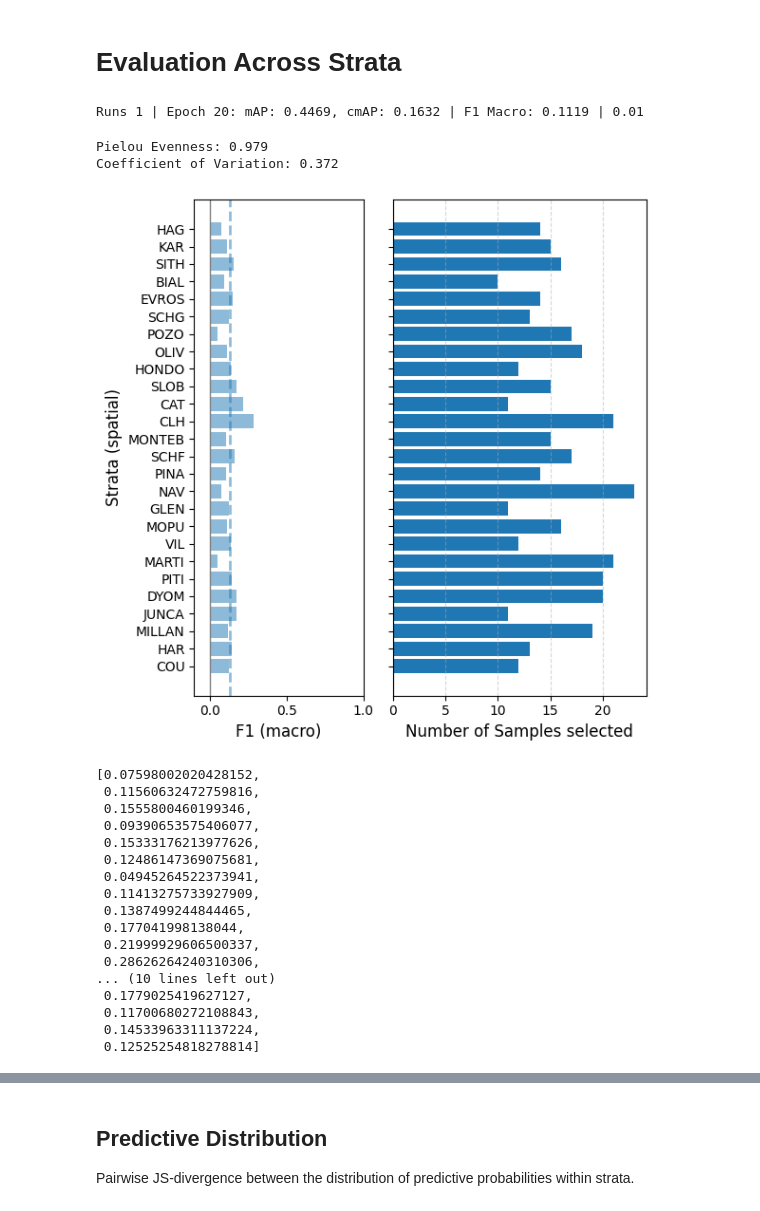
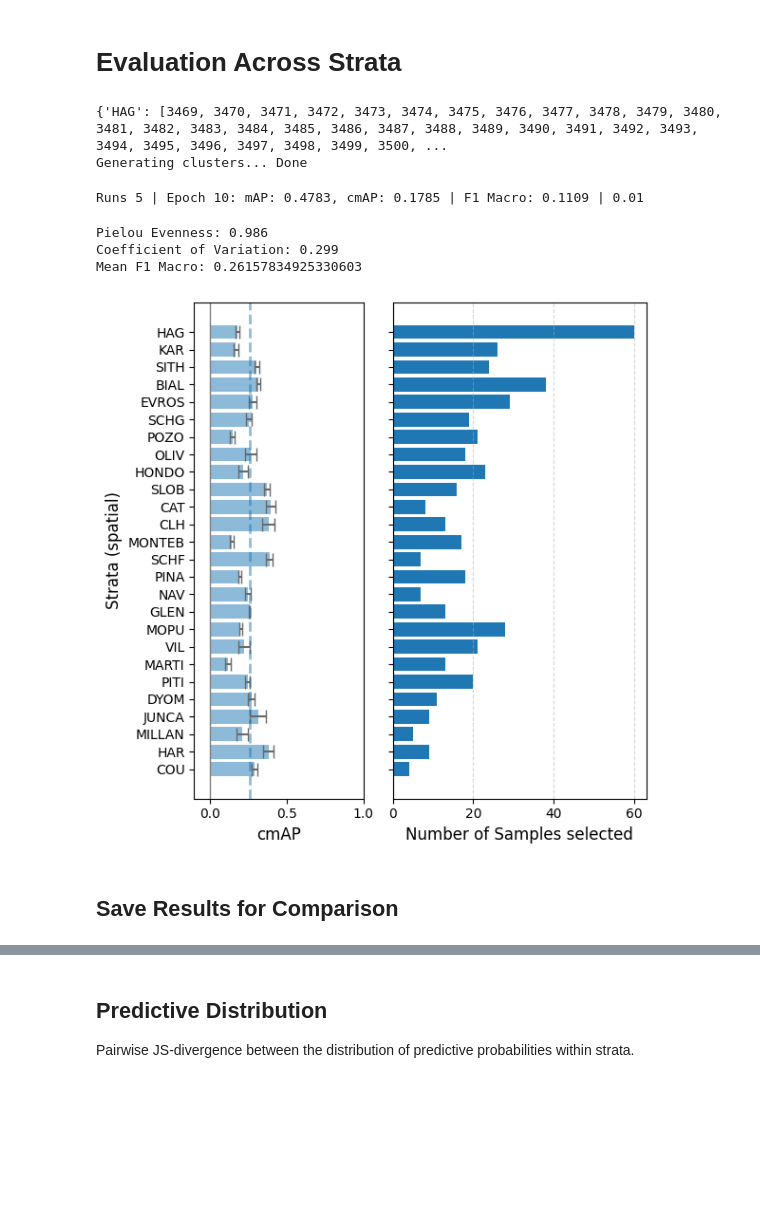
Before and after one commit to BenMcEwen1/Stratified-Sampling, a Jupyter notebook: spatiotemporal_stratified.ipynb, the cells around one changed output, grey strips where cells are left out. Cells and saved outputs as stored; diff of their text form; code cells hidden in the pictures; blank space fills up the shorter version.

Commit message:
Revised figures

```diff
--- a/spatiotemporal_stratified.ipynb
+++ b/spatiotemporal_stratified.ipynb
@@ -206,6 +211,9 @@ def stratified_evaluation_with_variance(stratified_indices: dict, y_pred: torch.
     Evaluate model performance (mAP) and uncertainty (binary entropy) per species and strata
     Parameters:
         stratified_indices: dict of list of indices for each strata
+    Returns:
+        strata_mean: list of mean scores per strata
+        strata_var: list of std scores per strata
     """
     all_results = []
 
@@ -247,10 +255,7 @@ def stratified_evaluation_with_variance(stratified_indices: dict, y_pred: torch.
         fig, ax = plt.subplots(1, 2, figsize=(6 , 6), gridspec_kw={'width_ratios': [2, 3]}, sharey=True)
 
         if init_mAP is not None:
-            print(init_mAP)
-            print(strata_mean)
             strata_mean = np.subtract(strata_mean, init_mAP).tolist()
-            print(strata_mean)
 
             ax[0].set_xlabel(f'Relative {metric}', fontsize=12)
         else:
@@ -259,6 +264,7 @@ def stratified_evaluation_with_variance(stratified_indices: dict, y_pred: torch.
         ax[0].barh(strata[::-1], strata_mean[::-1], xerr=strata_var[::-1], alpha=0.5, capsize=5, ecolor="dimgrey")
         ax[0].axvline(0.0, color='gray', linewidth=1)
         ax[0].axvline(np.mean(strata_mean), alpha=0.5, linestyle='--', linewidth=2)
+        print(f"Mean F1 Macro: {np.mean(strata_mean)}")
 
         if indices_selected is not None:
             selected = []
@@ -281,7 +287,7 @@ def stratified_evaluation_with_variance(stratified_indices: dict, y_pred: torch.
         plt.tight_layout()
         plt.show()
 
-    return strata_mAP
+    return strata_mean, strata_var
 
 def temporal_split(files, res=4):
     year_code = [loc.split('_')[1][:res] for loc in files]
@@ -384,7 +390,7 @@ import torch.nn as nn
 import torch.optim as optim
 
 learning_rate = 0.01
-num_epochs = 20
+num_epochs = 10
 
 lambda_reg_weights = 0.0005
 lambda_reg_bias = 0.0005
@@ -444,12 +450,12 @@ def stratified_regularisation(outputs, labels, batched_idx, sorted_indices, lamb
 sorted_indices_train = temporal_custom(train_filenames)
 # %%
 # --- Active Learning Hyperparameters ---
-n_samples = 54
-initial_samples = 20
+n_samples = 50
+initial_samples = 50
 accumulation = True
 
-initial_sampling_mode = "stratified"
-sampling_mode = "stratified"
+initial_sampling_mode = "cluster"
+sampling_mode = "cluster"
 sub_sampling_mode = "binary"
 strata_mode = "spatial"
 
@@ -467,6 +473,8 @@ elif strata_mode == "temporal":
     sorted_indices_train = temporal_split(train_filenames)
 elif strata_mode == "custom":
     sorted_indices_train = temporal_custom(train_filenames)
+
+print(sorted_indices_train)
 
 strata_mAP, strata_mAE = stratified_evaluation(sorted_indices_train, y_pred, y_true, uncertainty, plot=False)
 
@@ -515,6 +523,9 @@ initial_results = {"strata": list(sorted_indices_train.keys()),
                    "mAE": strata_mAE}
 
 initial_results_df = pd.DataFrame(initial_results)
+# %% [output]
+{'HAG': [3469, 3470, 3471, 3472, 3473, 3474, 3475, 3476, 3477, 3478, 3479, 3480, 3481, 3482, 3483, 3484, 3485, 3486, 3487, 3488, 3489, 3490, 3491, 3492, 3493, 3494, 3495, 3496, 3497, 3498, 3499, 3500, ...
+Generating clusters... Done
 # %%
 sorted_indices_res = temporal_split(train_filenames, res=8)
 # %%
@@ -522,7 +533,7 @@ sorted_indices_res = temporal_split(train_filenames, res=8)
 matrix = correlation(sorted_indices, embeddings=tensor_x_test, mode="embedding", plot=False)
 # %%
 
-max_repeatitions = 1
+max_repeatitions = 5
 predictions_list = []
 labels_list = []
 
@@ -644,28 +655,15 @@ for reps in range(max_repeatitions):
 
 all_predictions = torch.stack(predictions_list, dim=0)
 all_labels = torch.stack(labels_list, dim=0)
+# 0.409
 # %% [output]
-Runs 1 | Epoch 20: mAP: 0.4469, cmAP: 0.1632 | F1 Macro: 0.1119 | 0.01
+Runs 5 | Epoch 10: mAP: 0.4783, cmAP: 0.1785 | F1 Macro: 0.1109 | 0.01
 # %%
-stratified_evaluation_with_variance(sorted_indices, all_predictions, all_labels, indices_selected=strata_idx, init_mAP=None, metric="F1 (macro)", plot=True, strata_mode=strata_mode)
+strata_mean, strata_var = stratified_evaluation_with_variance(sorted_indices, all_predictions, all_labels, indices_selected=strata_idx, init_mAP=None, metric="cmAP", plot=True, strata_mode=strata_mode)
 # %% [output]
-Pielou Evenness: 0.979
-Coefficient of Variation: 0.372
+Pielou Evenness: 0.986
+Coefficient of Variation: 0.299
+Mean F1 Macro: 0.26157834925330603
-[figure, old version]
+[figure, new version]
-[0.07598002020428152,
- 0.11560632472759816,
- 0.1555800460199346,
- 0.09390653575406077,
- 0.15333176213977626,
- 0.12486147369075681,
- 0.04945264522373941,
- 0.11413275733927909,
- 0.1387499244844465,
- 0.177041998138044,
- 0.21999929606500337,
- 0.28626264240310306,
-... (10 lines left out)
- 0.1779025419627127,
- 0.11700680272108843,
- 0.14533963311137224,
- 0.12525254818278814]
+# %% [markdown]
+## Save Results for Comparison
```
Also changed, not shown: parts of 5 cells of this notebook, 20 other files.
